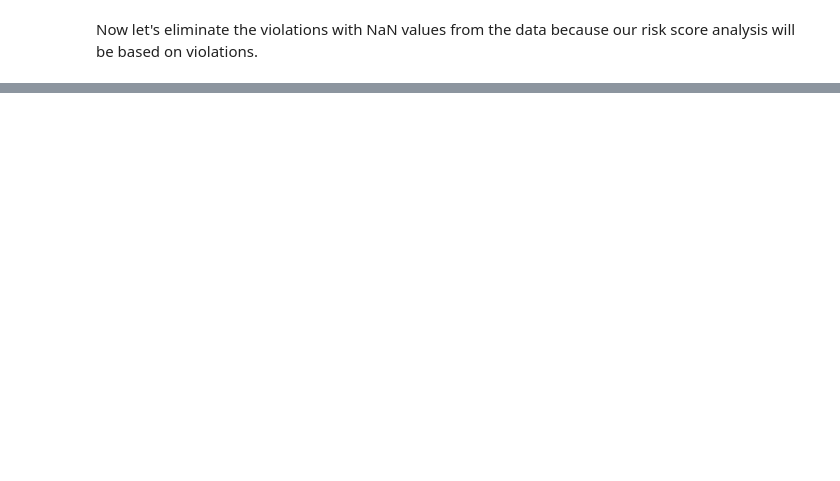
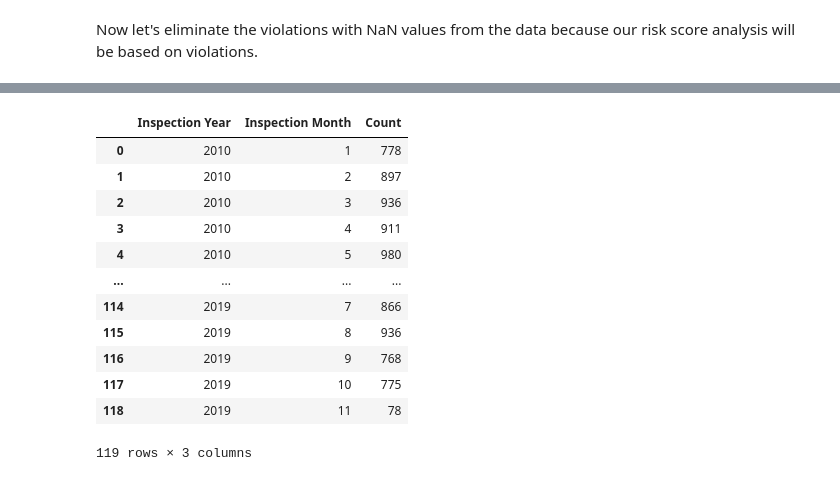
Before and after one commit to aaag97/ada-2019-project-databusters, a Jupyter notebook: Risk_score.ipynb, the cells around one changed output, grey strips where cells are left out. Cells and saved outputs as stored; diff of their text form; code cells hidden in the pictures; blank space fills up the shorter version.

```diff
--- a/Risk_score.ipynb
+++ b/Risk_score.ipynb
@@ -145,0 +124,22 @@ group_by_
+# %%
+# We only keep the restaurants that appear more than once
+chain_counts = (fast_foods['name'].value_counts())
+fast_food_chains = chain_counts[chain_counts.values>=2].index.tolist()
+
+# To this list, we add some of the most famous chains that exist in the USA :
+fast_food_chains.extend(['Starbucks', 'KRISPY KRUNCHY CHICKEN', 'Caribou coffee',\
+                         "PEET'S COFFEE & TEA", 'PHILZ COFFEE', 'INTELLIGENTSIA', 'PROTEIN BAR'])
+# added newly on 08.12.2019
+fast_food_chains.extend(['Starbucks Coffee', 'POPEYES FRIED CHICKEN', 'MCDONALDS RESTAURANT',\
+                         "POPEYE'S FRIED CHICKEN",  'POPEYES FAMOUS FRIED CHICKEN', '#1 CHOP SUEY',\
+                         "NANDO'S PERI-PERI", "NANDO'S PERI PERI", 'LITTLE CAESAR ENTERPRISES',\
+                         "MCDONALD'S RESTAURANT", 'TARGET/STARBUCKS/PIZZA HUT', 'LITTLE CAESARS',\
+                         'POPEYES FRIED CHICKEN REST', "STARBUCK'S COFFEE", 'BURGER KING #'])
+
+# We remove the char '\'' for simplicity, transform everything to lowercase and remove duplicates
+fast_food_chains = set([chain_name.replace("\'", "").lower() for chain_name in fast_food_chains])
+# %%
+# We create a new column for Chain flag for food chains
+# We fill the column with 'N' for No' and 'Y' for 'Yes' if the establishment name exists in the fast_food_chains
+boolean_foodchains = pd.DataFrame(cfi_dataset_selected_pickle['AKA Name'].str.replace("\'", "")\
+                                  .str.lower().isin(fast_food_chains)).rename(columns={"AKA Name": "Chain flag temp"})
@@ -145,0 +158,19 @@ group_by_
+# %%
+cfi_dataset_selected_pickle['Inspection Year'] =  [x.year for x in cfi_dataset_selected_pickle['Inspection Date']]
+cfi_dataset_selected_pickle['Inspection Month'] =  [x.month for x in cfi_dataset_selected_pickle['Inspection Date']]
+group_by_inspection_date = cfi_dataset_selected_pickle.groupby(by=['Inspection Year', 'Inspection Month']).size().reset_index(name="Count")
+group_by_inspection_date
+# %% [output]
+|  | Inspection Year | Inspection Month | Count |
+| 0 | 2010 | 1 | 778 |
+| 1 | 2010 | 2 | 897 |
+| 2 | 2010 | 3 | 936 |
+| 3 | 2010 | 4 | 911 |
+| 4 | 2010 | 5 | 980 |
+| ... | ... | ... | ... |
+| 114 | 2019 | 7 | 866 |
+| 115 | 2019 | 8 | 936 |
+| 116 | 2019 | 9 | 768 |
+| 117 | 2019 | 10 | 775 |
+| 118 | 2019 | 11 | 78 |
+119 rows × 3 columns
```
Also changed, not shown: parts of 47 cells of this notebook, 4 other files.
